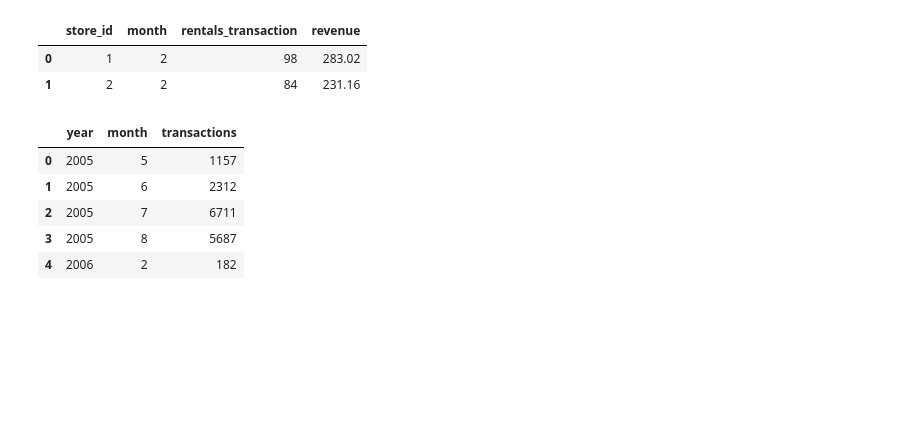
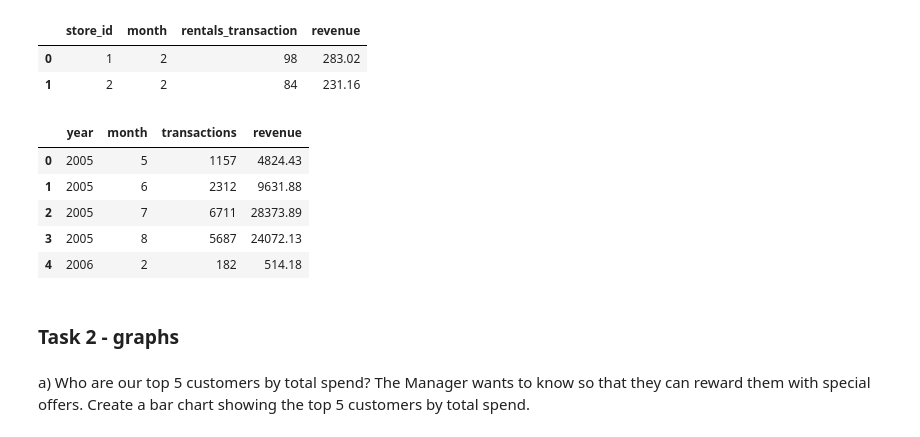
Before and after one commit to giraudcgc-cpu/DE25_sql_lab1_christophe_giraud, a Jupyter notebook: test.ipynb, the cells around one changed output. Saved outputs shown, nothing was run; the diff lists cells and outputs as text; code cells hidden in the pictures; blank space fills up the shorter version.

```diff
--- a/test.ipynb
+++ b/test.ipynb
@@ -336,21 +368,29 @@ sales_check_2006
 | 1 | 2 | 2 | 84 | 231.16 |
 # %%
 # Checking if transactions numbers match, should be 182 in 2006
-
-with duckdb.connect('data/sakila.duckdb') as conn:
-    check_monthly_transactions = conn.sql("SELECT " \
-    "EXTRACT(YEAR FROM payment_date) AS year, " \
-    "EXTRACT(MONTH FROM payment_date) AS month, " \
-    "COUNT(p.payment_id) AS transactions, " \
-    "FROM staging.payment p " \
-    "GROUP BY ALL " \
-    "ORDER BY year, month;").df()
+check_monthly_transactions = duckdb.sql("""
+    SELECT
+        EXTRACT(YEAR FROM payment_date) AS year,
+        EXTRACT(MONTH FROM payment_date) AS month,
+        COUNT(p.payment_id) AS transactions,
+        ROUND(SUM(p.amount), 2) AS revenue
+    FROM
+        main.payment p
+    GROUP BY ALL
+    ORDER BY
+        year, month;
+    """).df()
 
 check_monthly_transactions
 # %% [output]
-|  | year | month | transactions |
-| 0 | 2005 | 5 | 1157 |
-| 1 | 2005 | 6 | 2312 |
-| 2 | 2005 | 7 | 6711 |
-| 3 | 2005 | 8 | 5687 |
-| 4 | 2006 | 2 | 182 |
+|  | year | month | transactions | revenue |
+| 0 | 2005 | 5 | 1157 | 4824.43 |
+| 1 | 2005 | 6 | 2312 | 9631.88 |
+| 2 | 2005 | 7 | 6711 | 28373.89 |
+| 3 | 2005 | 8 | 5687 | 24072.13 |
+| 4 | 2006 | 2 | 182 | 514.18 |
+# %% [markdown]
+### Task 2 - graphs
+# %% [markdown]
+a) Who are our top 5 customers by total spend? The Manager wants to know so that they can reward them
+with special offers. Create a bar chart showing the top 5 customers by total spend.
```
Also changed, not shown: parts of 35 cells of this notebook, 17 other files.
